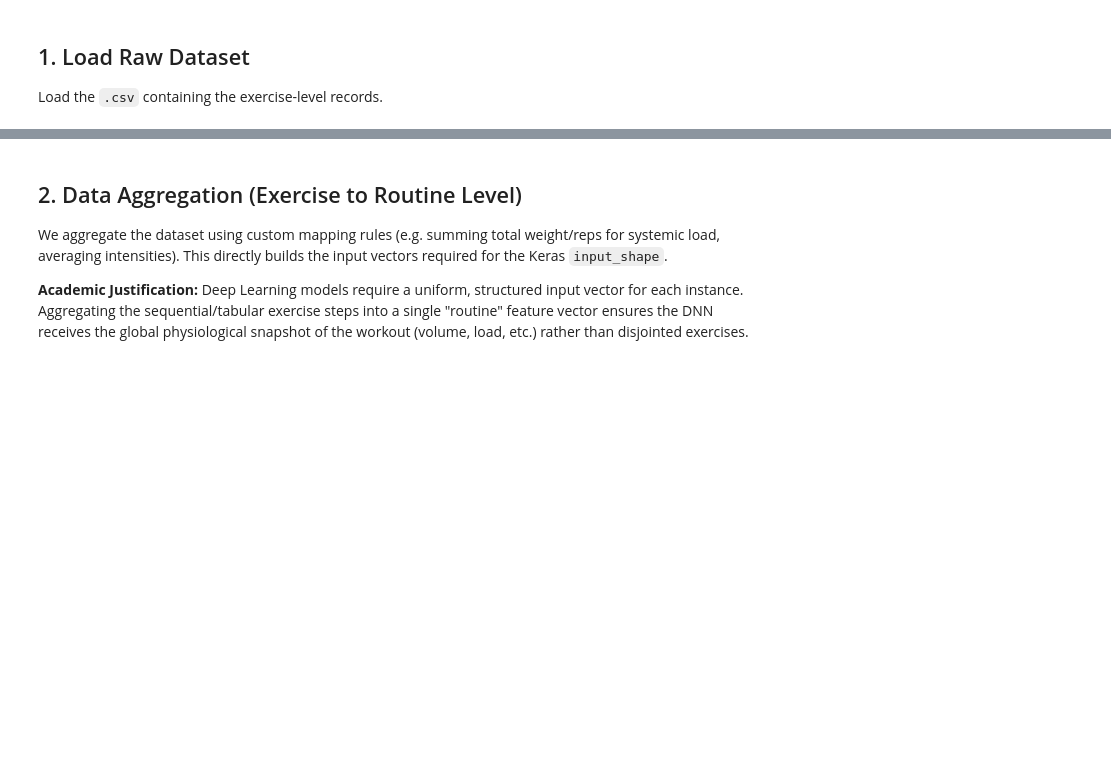
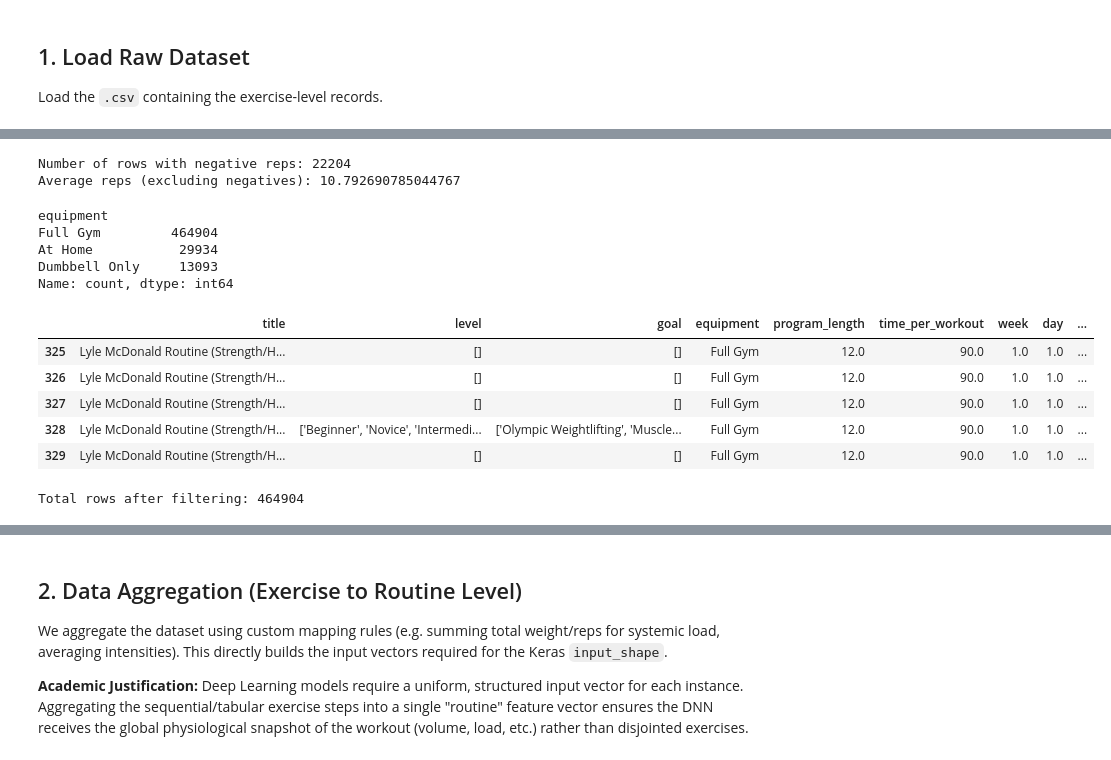
Before and after one commit to sgraziabile/proyecto-mineria, a Jupyter notebook: notebooks/01_data_preprocessing_and_eda.ipynb, the cells around one changed output, grey strips where cells are left out. Saved outputs shown, nothing was run; the diff lists cells and outputs as text; code cells hidden in the pictures; blank space fills up the shorter version.

```diff
--- a/notebooks/01_data_preprocessing_and_eda.ipynb
+++ b/notebooks/01_data_preprocessing_and_eda.ipynb
@@ -99,0 +257,42 @@ dtype: int64
+# %%
+# Count the number of rows with negative reps values
+num_negative_reps = (df_filtered['reps'] < 0).sum()
+
+# Calculate the average reps value excluding the negative values
+avg_reps_non_negative = df_filtered.loc[df_filtered['reps'] >= 0, 'reps'].mean()
+
+print(f"Number of rows with negative reps: {num_negative_reps}")
+print(f"Average reps (excluding negatives): {avg_reps_non_negative}")
+# %% [output]
+Number of rows with negative reps: 22204
+Average reps (excluding negatives): 10.792690785044767
+# %%
+# Print each equipment type and the number of rows that use it
+print(df_filtered['equipment'].value_counts())
+# %% [output]
+equipment
+Full Gym         464904
+At Home           29934
+Dumbbell Only     13093
+Name: count, dtype: int64
+# %%
+# Apply the filters
+df_filtered = df_filtered[
+    (df_filtered['equipment'] == "Full Gym")
+].copy()
+# Remove the specified columns
+df_final = df_filtered.drop(columns=['description', 'created', 'last_edit'])
+
+# Display the first few rows to verify they are gone
+display(df_final.head())
+# Display total rows
+print(f"Total rows after filtering: {len(df_final)}")
+#Solo equipment Full Gym, sin reps negativos, sin level vacíos o con '[]' como string.
+# %% [output]
+|  | title | level | goal | equipment | program_length | time_per_workout | week | day | ... |
+| 325 | Lyle McDonald Routine (Strength/H... | [] | [] | Full Gym | 12.0 | 90.0 | 1.0 | 1.0 | ... |
+| 326 | Lyle McDonald Routine (Strength/H... | [] | [] | Full Gym | 12.0 | 90.0 | 1.0 | 1.0 | ... |
+| 327 | Lyle McDonald Routine (Strength/H... | [] | [] | Full Gym | 12.0 | 90.0 | 1.0 | 1.0 | ... |
+| 328 | Lyle McDonald Routine (Strength/H... | ['Beginner', 'Novice', 'Intermedi... | ['Olympic Weightlifting', 'Muscle... | Full Gym | 12.0 | 90.0 | 1.0 | 1.0 | ... |
+| 329 | Lyle McDonald Routine (Strength/H... | [] | [] | Full Gym | 12.0 | 90.0 | 1.0 | 1.0 | ... |
+Total rows after filtering: 464904
```
Also changed, not shown: parts of 17 cells of this notebook.
